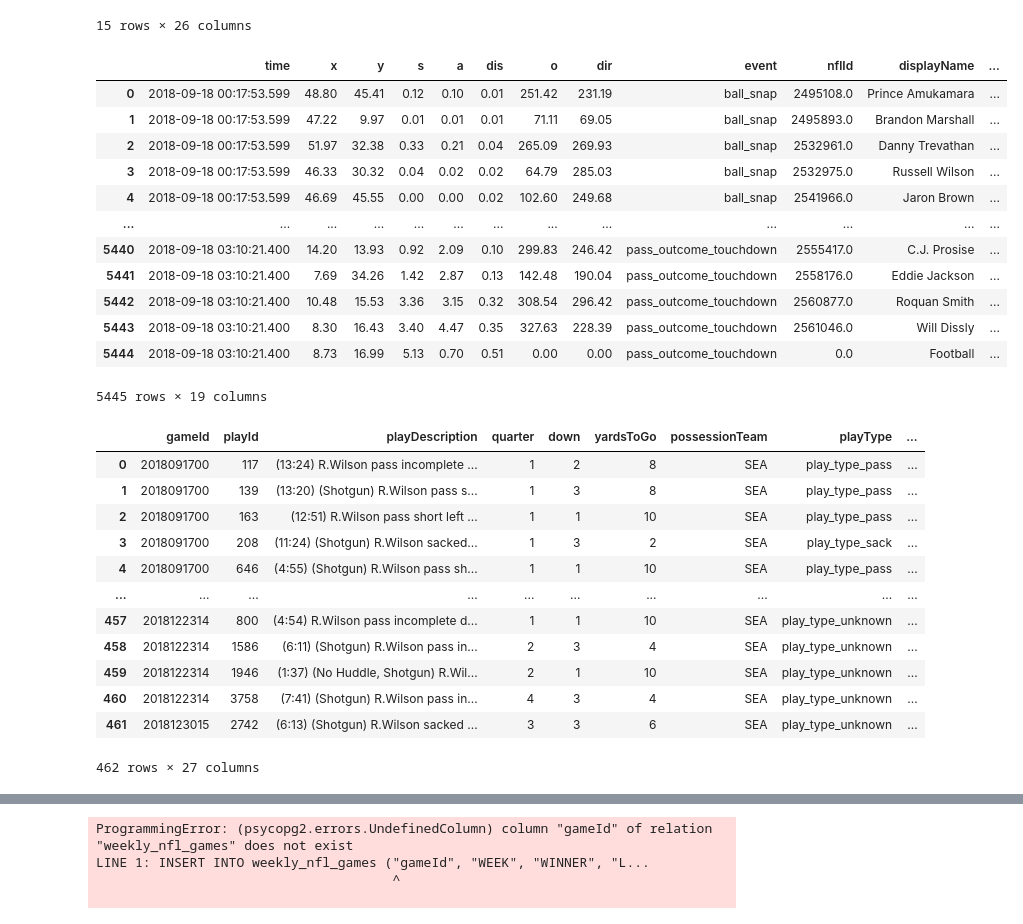
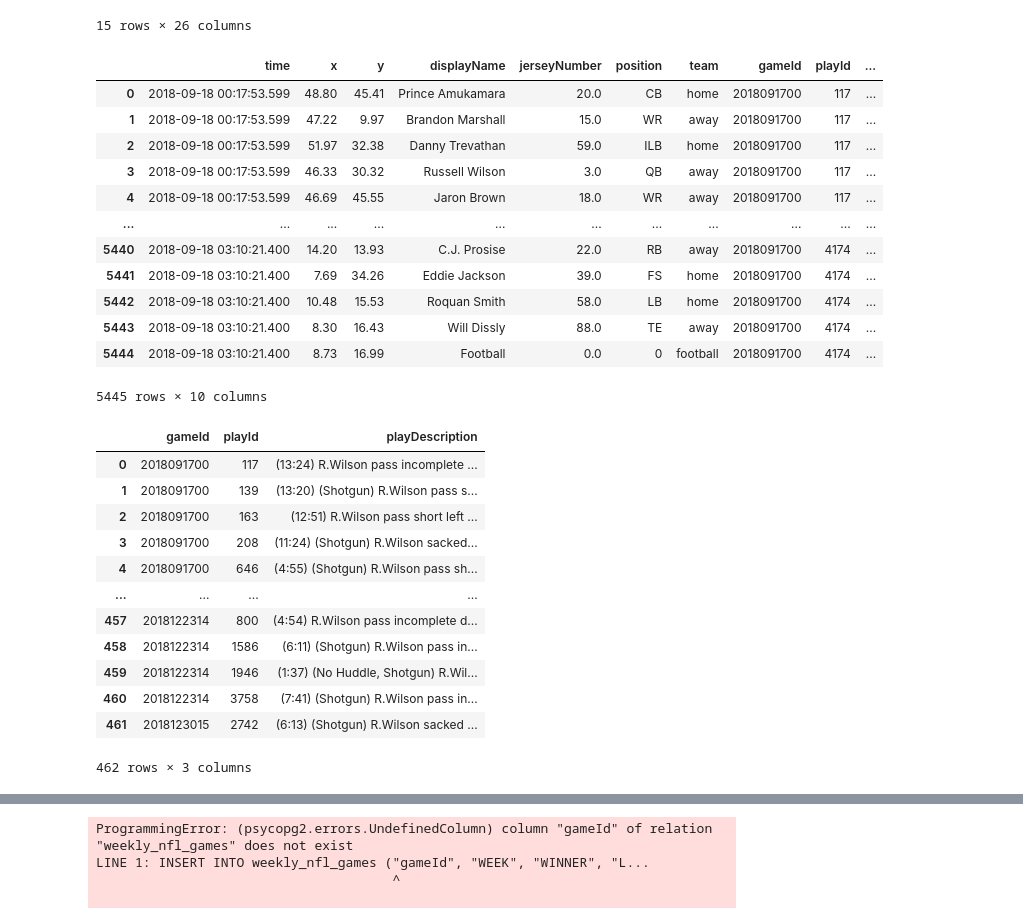
Before and after one commit to cjreside/Project_3, a Jupyter notebook: weekly_nfl/sports_radar_convert.ipynb, the cells around one changed output, grey strips where cells are left out. Cells and saved outputs as stored; diff of their text form; code cells hidden in the pictures.

```diff
--- a/weekly_nfl/sports_radar_convert.ipynb
+++ b/weekly_nfl/sports_radar_convert.ipynb
@@ -791,44 +792,46 @@ weekly_nfl_games_final.to_csv("data/weekly_nfl_games.csv", index=True)
 # %%
 # Read in last CSV file before uploading to Database.
 all_weeks = pd.read_csv("data/all_events_all_weeks.csv")
 all_weeks = all_weeks.fillna(0)
 
 # Clean up Dataframe all_events_all_weeks
-all_weeks = all_weeks.drop(columns=["Unnamed: 0"])
+all_weeks = all_weeks.drop(columns=["Unnamed: 0", "s", "a", "dis", "o", "dir", "event", "nflId", "frameId", "route"])
 all_weeks
 # %% [output]
-|  | time | x | y | s | a | dis | o | dir | event | nflId | displayName | ... |
-| 0 | 2018-09-18 00:17:53.599 | 48.80 | 45.41 | 0.12 | 0.10 | 0.01 | 251.42 | 231.19 | ball_snap | 2495108.0 | Prince Amukamara | ... |
-| 1 | 2018-09-18 00:17:53.599 | 47.22 | 9.97 | 0.01 | 0.01 | 0.01 | 71.11 | 69.05 | ball_snap | 2495893.0 | Brandon Marshall | ... |
-| 2 | 2018-09-18 00:17:53.599 | 51.97 | 32.38 | 0.33 | 0.21 | 0.04 | 265.09 | 269.93 | ball_snap | 2532961.0 | Danny Trevathan | ... |
-| 3 | 2018-09-18 00:17:53.599 | 46.33 | 30.32 | 0.04 | 0.02 | 0.02 | 64.79 | 285.03 | ball_snap | 2532975.0 | Russell Wilson | ... |
-| 4 | 2018-09-18 00:17:53.599 | 46.69 | 45.55 | 0.00 | 0.00 | 0.02 | 102.60 | 249.68 | ball_snap | 2541966.0 | Jaron Brown | ... |
-| ... | ... | ... | ... | ... | ... | ... | ... | ... | ... | ... | ... | ... |
-| 5440 | 2018-09-18 03:10:21.400 | 14.20 | 13.93 | 0.92 | 2.09 | 0.10 | 299.83 | 246.42 | pass_outcome_touchdown | 2555417.0 | C.J. Prosise | ... |
-| 5441 | 2018-09-18 03:10:21.400 | 7.69 | 34.26 | 1.42 | 2.87 | 0.13 | 142.48 | 190.04 | pass_outcome_touchdown | 2558176.0 | Eddie Jackson | ... |
-| 5442 | 2018-09-18 03:10:21.400 | 10.48 | 15.53 | 3.36 | 3.15 | 0.32 | 308.54 | 296.42 | pass_outcome_touchdown | 2560877.0 | Roquan Smith | ... |
-| 5443 | 2018-09-18 03:10:21.400 | 8.30 | 16.43 | 3.40 | 4.47 | 0.35 | 327.63 | 228.39 | pass_outcome_touchdown | 2561046.0 | Will Dissly | ... |
-| 5444 | 2018-09-18 03:10:21.400 | 8.73 | 16.99 | 5.13 | 0.70 | 0.51 | 0.00 | 0.00 | pass_outcome_touchdown | 0.0 | Football | ... |
+|  | time | x | y | displayName | jerseyNumber | position | team | gameId | playId | ... |
+| 0 | 2018-09-18 00:17:53.599 | 48.80 | 45.41 | Prince Amukamara | 20.0 | CB | home | 2018091700 | 117 | ... |
+| 1 | 2018-09-18 00:17:53.599 | 47.22 | 9.97 | Brandon Marshall | 15.0 | WR | away | 2018091700 | 117 | ... |
+| 2 | 2018-09-18 00:17:53.599 | 51.97 | 32.38 | Danny Trevathan | 59.0 | ILB | home | 2018091700 | 117 | ... |
+| 3 | 2018-09-18 00:17:53.599 | 46.33 | 30.32 | Russell Wilson | 3.0 | QB | away | 2018091700 | 117 | ... |
+| 4 | 2018-09-18 00:17:53.599 | 46.69 | 45.55 | Jaron Brown | 18.0 | WR | away | 2018091700 | 117 | ... |
+| ... | ... | ... | ... | ... | ... | ... | ... | ... | ... | ... |
+| 5440 | 2018-09-18 03:10:21.400 | 14.20 | 13.93 | C.J. Prosise | 22.0 | RB | away | 2018091700 | 4174 | ... |
+| 5441 | 2018-09-18 03:10:21.400 | 7.69 | 34.26 | Eddie Jackson | 39.0 | FS | home | 2018091700 | 4174 | ... |
+| 5442 | 2018-09-18 03:10:21.400 | 10.48 | 15.53 | Roquan Smith | 58.0 | LB | home | 2018091700 | 4174 | ... |
+| 5443 | 2018-09-18 03:10:21.400 | 8.30 | 16.43 | Will Dissly | 88.0 | TE | away | 2018091700 | 4174 | ... |
+| 5444 | 2018-09-18 03:10:21.400 | 8.73 | 16.99 | Football | 0.0 | 0 | football | 2018091700 | 4174 | ... |
-5445 rows × 19 columns
+5445 rows × 10 columns
 # %%
 # Revisit the all_plays dataframe, and clean it up.
-all_plays_df = all_plays_df.drop(columns=["Unnamed: 0"])
 all_plays_df = all_plays_df.fillna(0)
+
+#Get gameId, playID, and playDescription
+all_plays_df = all_plays_df[["gameId", "playId", "playDescription"]]
 all_plays_df
 # %% [output]
-|  | gameId | playId | playDescription | quarter | down | yardsToGo | possessionTeam | playType | ... |
-| 0 | 2018091700 | 117 | (13:24) R.Wilson pass incomplete ... | 1 | 2 | 8 | SEA | play_type_pass | ... |
-| 1 | 2018091700 | 139 | (13:20) (Shotgun) R.Wilson pass s... | 1 | 3 | 8 | SEA | play_type_pass | ... |
-| 2 | 2018091700 | 163 | (12:51) R.Wilson pass short left ... | 1 | 1 | 10 | SEA | play_type_pass | ... |
-| 3 | 2018091700 | 208 | (11:24) (Shotgun) R.Wilson sacked... | 1 | 3 | 2 | SEA | play_type_sack | ... |
-| 4 | 2018091700 | 646 | (4:55) (Shotgun) R.Wilson pass sh... | 1 | 1 | 10 | SEA | play_type_pass | ... |
-| ... | ... | ... | ... | ... | ... | ... | ... | ... | ... |
-| 457 | 2018122314 | 800 | (4:54) R.Wilson pass incomplete d... | 1 | 1 | 10 | SEA | play_type_unknown | ... |
-| 458 | 2018122314 | 1586 | (6:11) (Shotgun) R.Wilson pass in... | 2 | 3 | 4 | SEA | play_type_unknown | ... |
-| 459 | 2018122314 | 1946 | (1:37) (No Huddle, Shotgun) R.Wil... | 2 | 1 | 10 | SEA | play_type_unknown | ... |
-| 460 | 2018122314 | 3758 | (7:41) (Shotgun) R.Wilson pass in... | 4 | 3 | 4 | SEA | play_type_unknown | ... |
-| 461 | 2018123015 | 2742 | (6:13) (Shotgun) R.Wilson sacked ... | 3 | 3 | 6 | SEA | play_type_unknown | ... |
+|  | gameId | playId | playDescription |
+| 0 | 2018091700 | 117 | (13:24) R.Wilson pass incomplete ... |
+| 1 | 2018091700 | 139 | (13:20) (Shotgun) R.Wilson pass s... |
+| 2 | 2018091700 | 163 | (12:51) R.Wilson pass short left ... |
+| 3 | 2018091700 | 208 | (11:24) (Shotgun) R.Wilson sacked... |
+| 4 | 2018091700 | 646 | (4:55) (Shotgun) R.Wilson pass sh... |
+| ... | ... | ... | ... |
+| 457 | 2018122314 | 800 | (4:54) R.Wilson pass incomplete d... |
+| 458 | 2018122314 | 1586 | (6:11) (Shotgun) R.Wilson pass in... |
+| 459 | 2018122314 | 1946 | (1:37) (No Huddle, Shotgun) R.Wil... |
+| 460 | 2018122314 | 3758 | (7:41) (Shotgun) R.Wilson pass in... |
+| 461 | 2018123015 | 2742 | (6:13) (Shotgun) R.Wilson sacked ... |
-462 rows × 27 columns
+462 rows × 3 columns
 # %%
 # Connect to Local database.
 rds_connection_string = 'postgres:ab1cd2ef3@localhost:5433/Russell_Wilson'
```
Also changed, not shown: parts of 7 cells of this notebook, 1 other file.
